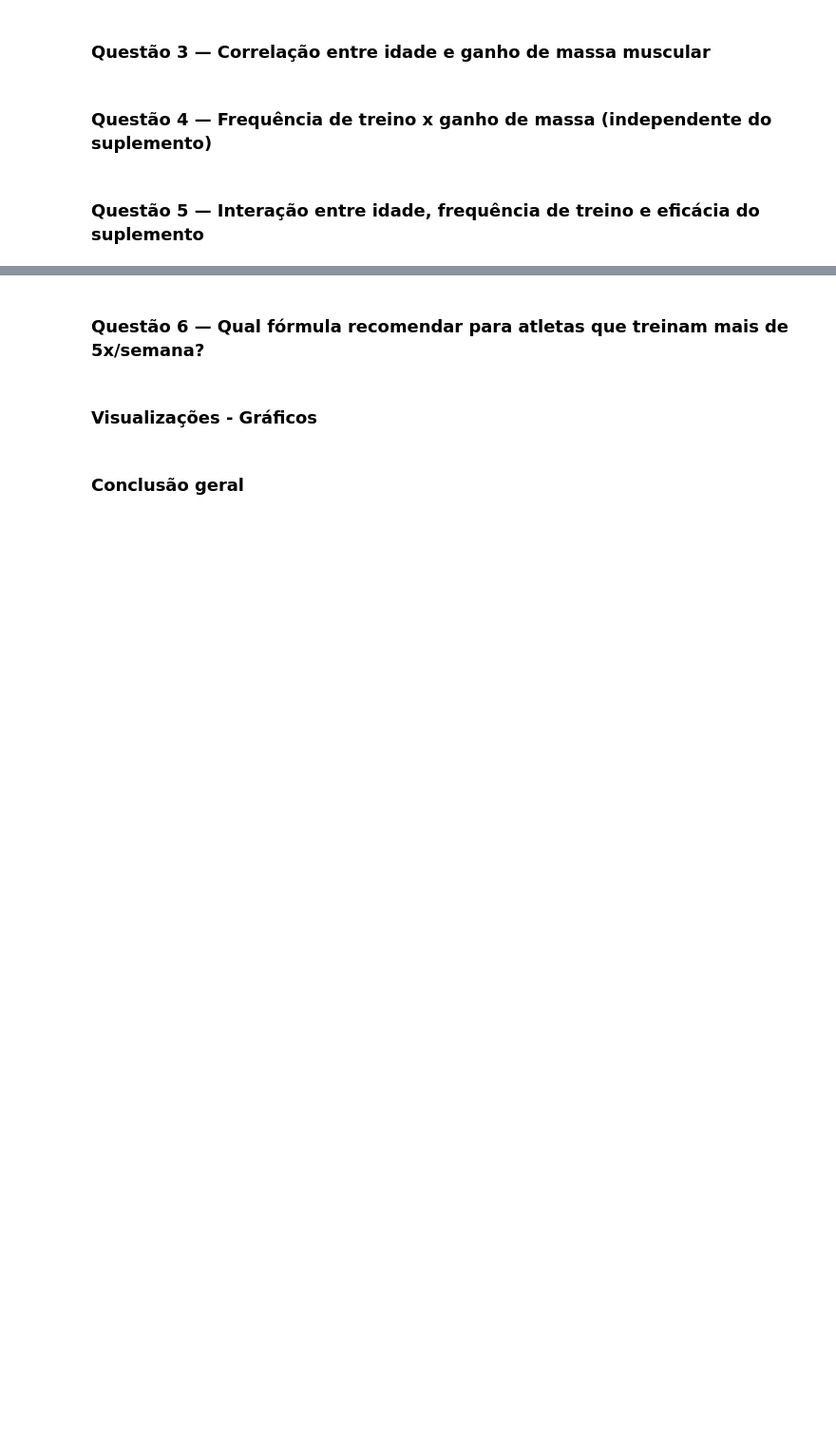
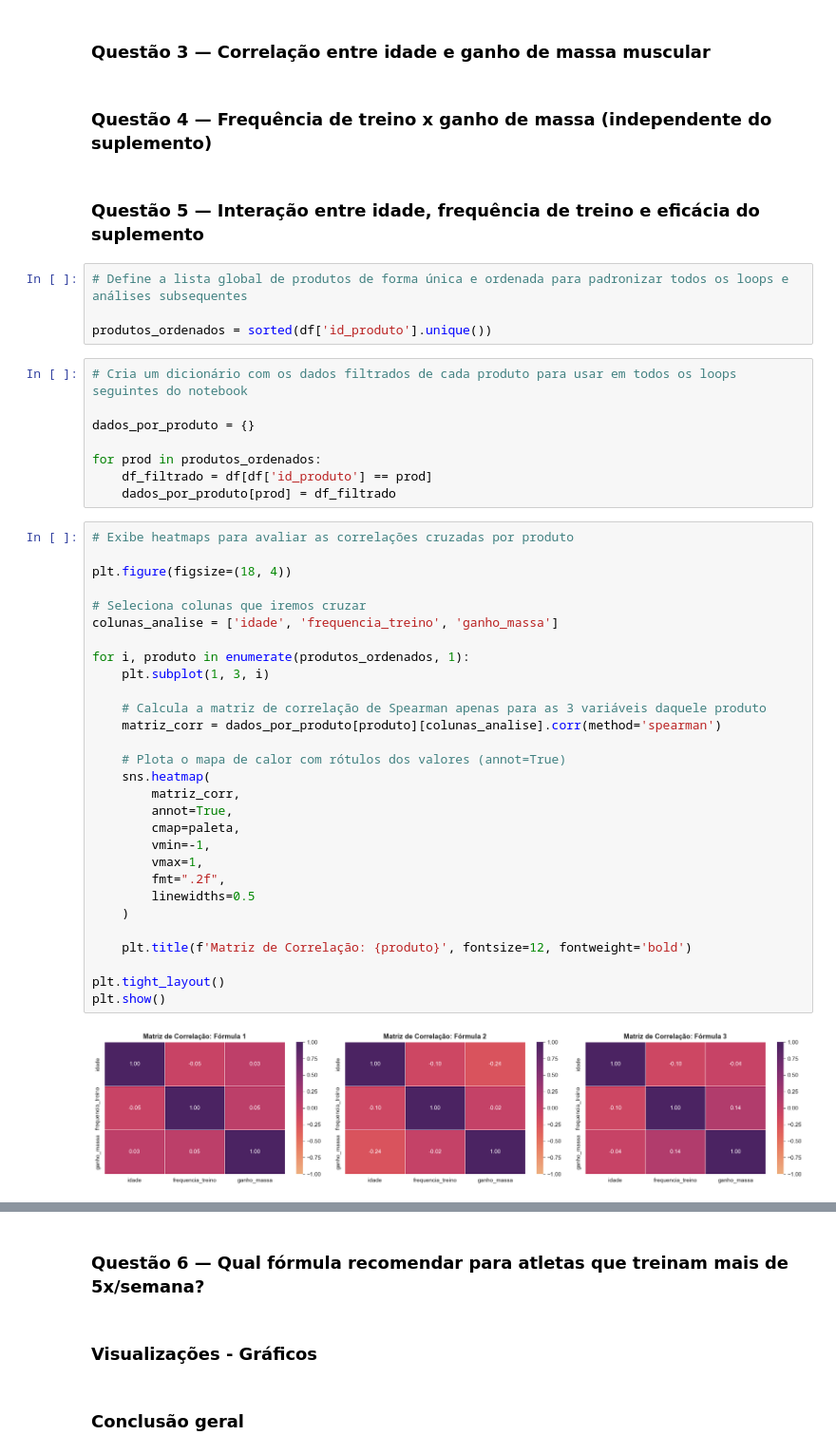
Before and after one commit to Squad-Nina-da-Hora/wmc-desafio-suplementos, a Jupyter notebook: analise.ipynb, the cells around one changed output, grey strips where cells are left out. Shown at 95% size. Saved outputs shown, nothing was run; the diff lists cells and outputs as text; blank space fills up the shorter version.

```diff
--- a/analise.ipynb
+++ b/analise.ipynb
@@ -546,3 +546,46 @@ Como o p-valor de **0.2662** encontrado no Kruskal-Wallis é superior ao nível
 ### Questão 4 — Frequência de treino x ganho de massa (independente do suplemento)
 # %% [markdown]
 ### Questão 5 — Interação entre idade, frequência de treino e eficácia do suplemento
+# %%
+# Define a lista global de produtos de forma única e ordenada para padronizar todos os loops e análises subsequentes
+
+produtos_ordenados = sorted(df['id_produto'].unique())
+# %%
+# Cria um dicionário com os dados filtrados de cada produto para usar em todos os loops seguintes do notebook
+
+dados_por_produto = {}
+
+for prod in produtos_ordenados:
+    df_filtrado = df[df['id_produto'] == prod]
+    dados_por_produto[prod] = df_filtrado
+# %%
+# Exibe heatmaps para avaliar as correlações cruzadas por produto
+
+plt.figure(figsize=(18, 4))
+
+# Seleciona colunas que iremos cruzar
+colunas_analise = ['idade', 'frequencia_treino', 'ganho_massa']
+
+for i, produto in enumerate(produtos_ordenados, 1):
+    plt.subplot(1, 3, i)
+
+    # Calcula a matriz de correlação de Spearman apenas para as 3 variáveis daquele produto
+    matriz_corr = dados_por_produto[produto][colunas_analise].corr(method='spearman')
+
+    # Plota o mapa de calor com rótulos dos valores (annot=True)
+    sns.heatmap(
+        matriz_corr,
+        annot=True,
+        cmap=paleta,
+        vmin=-1,
+        vmax=1,
+        fmt=".2f",
+        linewidths=0.5
+    )
+
+    plt.title(f'Matriz de Correlação: {produto}', fontsize=12, fontweight='bold')
+
+plt.tight_layout()
+plt.show()
+# %% [output]
+[figure, added]
```
Also changed, not shown: parts of 2 cells of this notebook.
